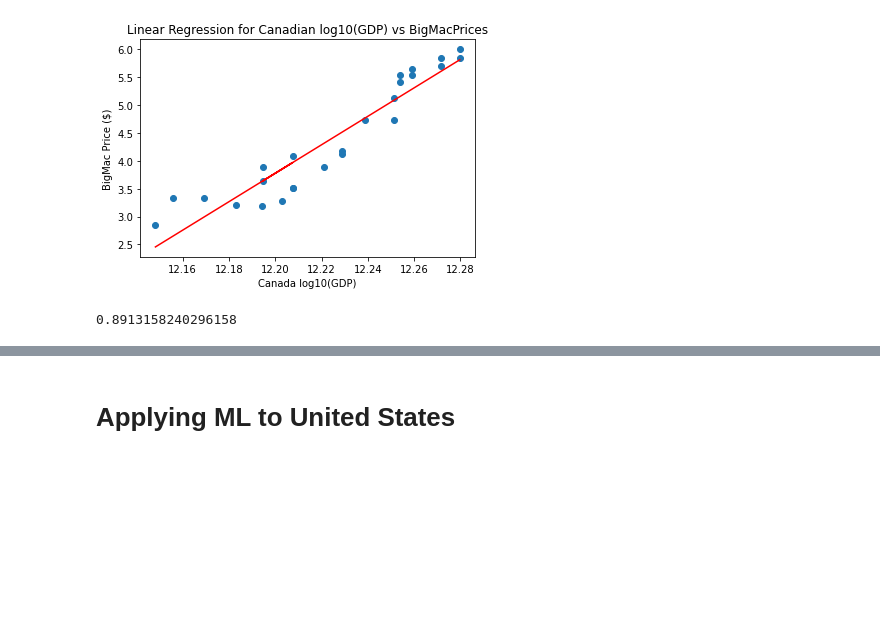
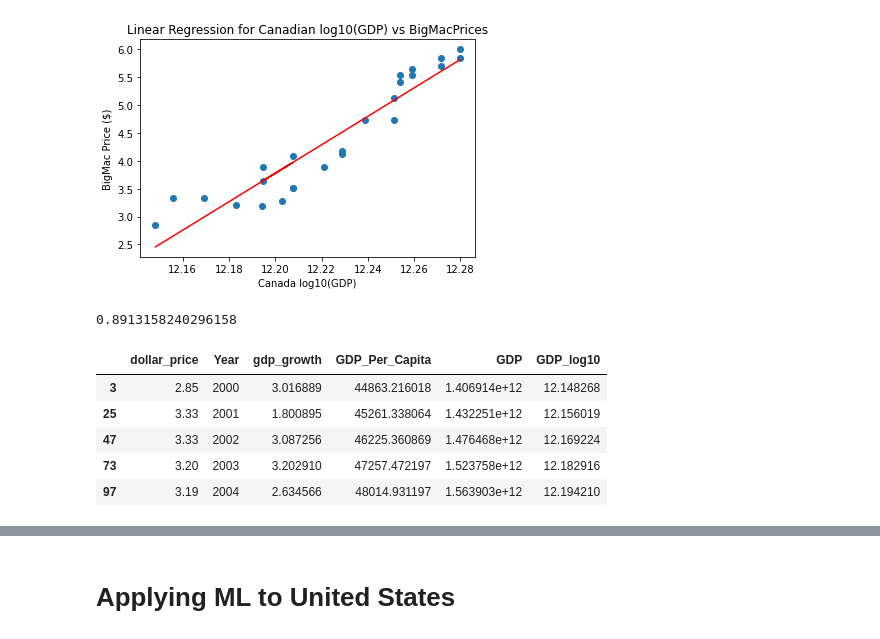
Before and after one commit to bolwerk-b/Final-Project, a Jupyter notebook: machine learning/Machine_Learning_three_regression_models-test.ipynb, the cells around one changed output, grey strips where cells are left out. Drawn from its saved outputs; the diff is of its cells as text; code cells hidden in the pictures; blank space fills up the shorter version.

```diff
--- a/machine learning/Machine_Learning_three_regression_models-test.ipynb
+++ b/machine learning/Machine_Learning_three_regression_models-test.ipynb
@@ -273,7 +259,17 @@ print(model.score(X,y))
 # %%
 # Applying RandomForest Regressor to Canada
 # %%
-df_Canada_modified = df_Canada.drop(['date','currency_code', 'Country', 'Code', 'country_code', 'region', 'sub_region'], axis =1)
+# Dropping columns "local_price", dollar_ex" and those containing strings
+df_Canada_modified = df_Canada.drop(['date','currency_code', 'Country', 'Code', 'country_code', 'region', 'sub_region', 'local_price', 'dollar_ex'], axis =1)
+# %%
+df_Canada_modified.head()
+# %% [output]
+|  | dollar_price | Year | gdp_growth | GDP_Per_Capita | GDP | GDP_log10 |
+| 3 | 2.85 | 2000 | 3.016889 | 44863.216018 | 1.406914e+12 | 12.148268 |
+| 25 | 3.33 | 2001 | 1.800895 | 45261.338064 | 1.432251e+12 | 12.156019 |
+| 47 | 3.33 | 2002 | 3.087256 | 46225.360869 | 1.476468e+12 | 12.169224 |
+| 73 | 3.20 | 2003 | 3.202910 | 47257.472197 | 1.523758e+12 | 12.182916 |
+| 97 | 3.19 | 2004 | 2.634566 | 48014.931197 | 1.563903e+12 | 12.194210 |
 # %%
 # Defining Feature(X) and variable (y)
 X = df_Canada_modified
```
Also changed, not shown: parts of 19 cells of this notebook.
